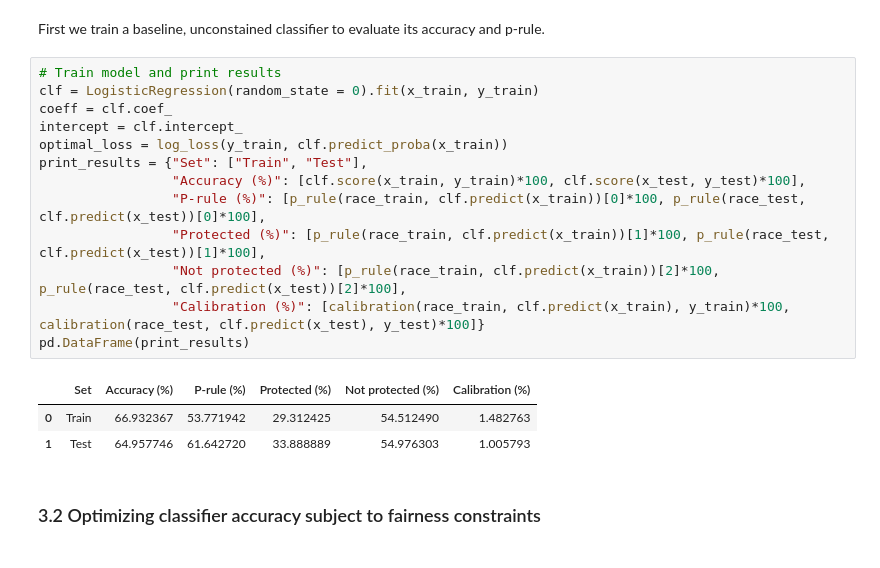
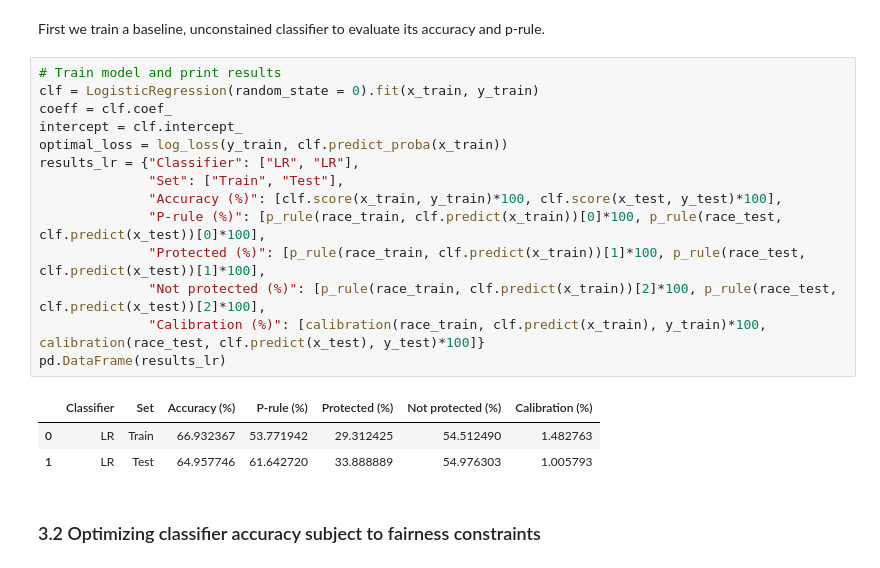
Before and after one commit to namiraprita/machine-learning-fairness, a Jupyter notebook: doc/main.ipynb, the cells around one changed output. Drawn from its saved outputs; the diff is of its cells as text.

```diff
--- a/doc/main.ipynb
+++ b/doc/main.ipynb
@@ -118,20 +118,21 @@ First we train a baseline, unconstained classifier to evaluate its accuracy and
 # %%
 # Train model and print results
 clf = LogisticRegression(random_state = 0).fit(x_train, y_train)
 coeff = clf.coef_
 intercept = clf.intercept_
 optimal_loss = log_loss(y_train, clf.predict_proba(x_train))
-print_results = {"Set": ["Train", "Test"],
-                 "Accuracy (%)": [clf.score(x_train, y_train)*100, clf.score(x_test, y_test)*100],
-                 "P-rule (%)": [p_rule(race_train, clf.predict(x_train))[0]*100, p_rule(race_test, clf.predict(x_test))[0]*100],
-                 "Protected (%)": [p_rule(race_train, clf.predict(x_train))[1]*100, p_rule(race_test, clf.predict(x_test))[1]*100],
-                 "Not protected (%)": [p_rule(race_train, clf.predict(x_train))[2]*100, p_rule(race_test, clf.predict(x_test))[2]*100],
-                 "Calibration (%)": [calibration(race_train, clf.predict(x_train), y_train)*100, calibration(race_test, clf.predict(x_test), y_test)*100]}
-pd.DataFrame(print_results)
+results_lr = {"Classifier": ["LR", "LR"],
+              "Set": ["Train", "Test"],
+              "Accuracy (%)": [clf.score(x_train, y_train)*100, clf.score(x_test, y_test)*100],
+              "P-rule (%)": [p_rule(race_train, clf.predict(x_train))[0]*100, p_rule(race_test, clf.predict(x_test))[0]*100],
+              "Protected (%)": [p_rule(race_train, clf.predict(x_train))[1]*100, p_rule(race_test, clf.predict(x_test))[1]*100],
+              "Not protected (%)": [p_rule(race_train, clf.predict(x_train))[2]*100, p_rule(race_test, clf.predict(x_test))[2]*100],
+              "Calibration (%)": [calibration(race_train, clf.predict(x_train), y_train)*100, calibration(race_test, clf.predict(x_test), y_test)*100]}
+pd.DataFrame(results_lr)
 # %% [output]
-|  | Set | Accuracy (%) | P-rule (%) | Protected (%) | Not protected (%) | Calibration (%) |
-| 0 | Train | 66.932367 | 53.771942 | 29.312425 | 54.512490 | 1.482763 |
-| 1 | Test | 64.957746 | 61.642720 | 33.888889 | 54.976303 | 1.005793 |
+|  | Classifier | Set | Accuracy (%) | P-rule (%) | Protected (%) | Not protected (%) | Calibration (%) |
+| 0 | LR | Train | 66.932367 | 53.771942 | 29.312425 | 54.512490 | 1.482763 |
+| 1 | LR | Test | 64.957746 | 61.642720 | 33.888889 | 54.976303 | 1.005793 |
 # %% [markdown]
 ### 3.2 Optimizing classifier accuracy subject to fairness constraints
 # %% [markdown]
```
Also changed, not shown: parts of 12 cells of this notebook.
